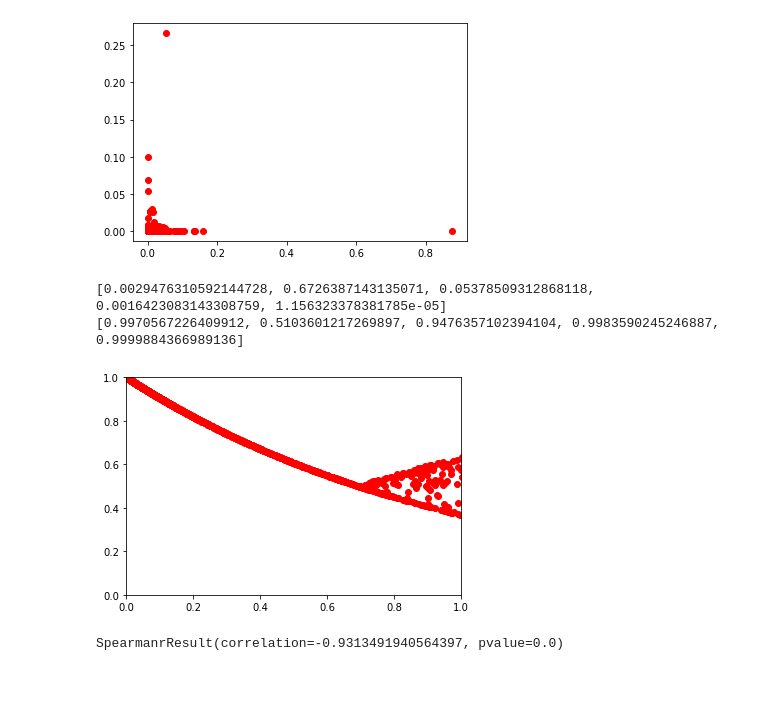
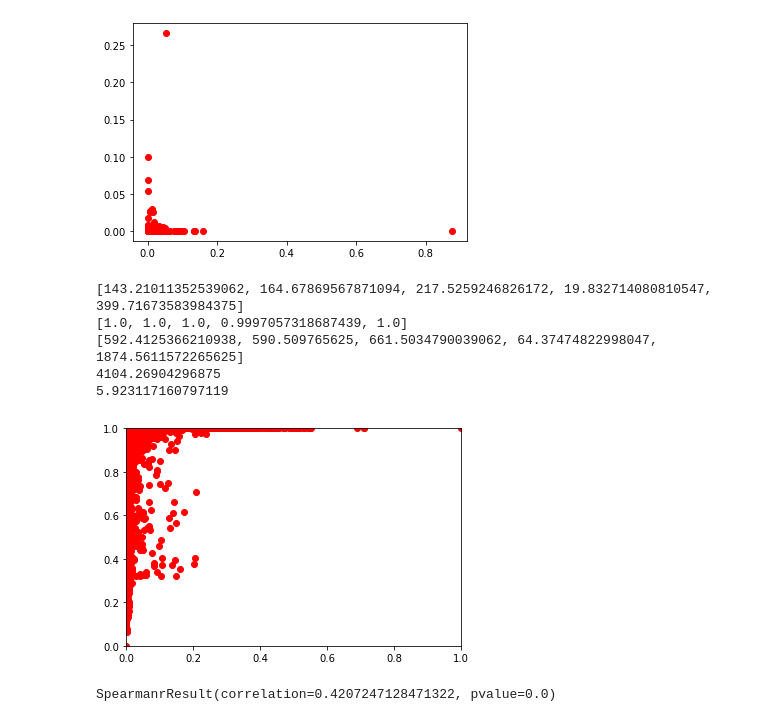
Before and after one commit to gist-ailab/uncertainty-activelearning, a Jupyter notebook: PT4AL/test.ipynb, the cells around one changed output. Drawn from its saved outputs; the diff is of its cells as text; code cells hidden in the pictures; blank space fills up the shorter version.

```diff
--- a/PT4AL/test.ipynb
+++ b/PT4AL/test.ipynb
@@ -102,35 +102,42 @@ plt.show()
 # %% [output]
 [figure]
 # %%
-file = open('/home/hinton/NAS_AIlab_dataset/personal/heo_yunjae/Parameters/Uncertainty/pt4al/cifar10/classification_loss/classification_loss_confidence.txt', 'r')
+file = open('/home/hinton/NAS_AIlab_dataset/personal/heo_yunjae/Parameters/Uncertainty/pt4al/cifar10/loss_analysis/classification_loss_confidence_distance.txt', 'r')
 loss = []
 conf = []
+dist = []
 for string in file.readlines():
     loss += [float(string.split('//')[0])]
     conf += [float(string.split('//')[1])]
+    dist += [float(string.split('//')[2])]
 print(loss[:5])
 print(conf[:5])
+print(dist[:5])
 
-loss_rank = np.argsort(loss)
-conf_rank = np.argsort(conf)
+print(max(dist))
+print(min(dist))
 
-loss_rank = normalize(loss_rank)
-conf_rank = normalize(conf_rank)
+loss = normalize(loss)
+conf = normalize(conf)
+dist = normalize(dist)
 
 import matplotlib.pyplot as plt
 from scipy.stats import spearmanr
 
 # plt.plot(loss_rank[:1000], conf_rank[:1000], 'ro')
 # plt.plot(loss[:1000], conf[:1000], 'ro')
-plt.plot(loss[:10000], conf[:10000], 'ro')
+plt.plot(loss, conf, 'ro')
 plt.xlim(0,1)
 plt.ylim(0,1)
 plt.show()
 
-score = spearmanr(loss[:10000], conf[:10000])
+score = spearmanr(loss, conf)
 print(score)
 # %% [output]
-[0.0029476310592144728, 0.6726387143135071, 0.05378509312868118, 0.0016423083143308759, 1.156323378381785e-05]
-[0.9970567226409912, 0.5103601217269897, 0.9476357102394104, 0.9983590245246887, 0.9999884366989136]
+[143.21011352539062, 164.67869567871094, 217.5259246826172, 19.832714080810547, 399.71673583984375]
+[1.0, 1.0, 1.0, 0.9997057318687439, 1.0]
+[592.4125366210938, 590.509765625, 661.5034790039062, 64.37474822998047, 1874.5611572265625]
+4104.26904296875
+5.923117160797119
-[figure, old version]
+[figure, new version]
-SpearmanrResult(correlation=-0.9313491940564397, pvalue=0.0)
+SpearmanrResult(correlation=0.4207247128471322, pvalue=0.0)
```
Also changed, not shown: parts of 3 cells of this notebook, 6 other files.
